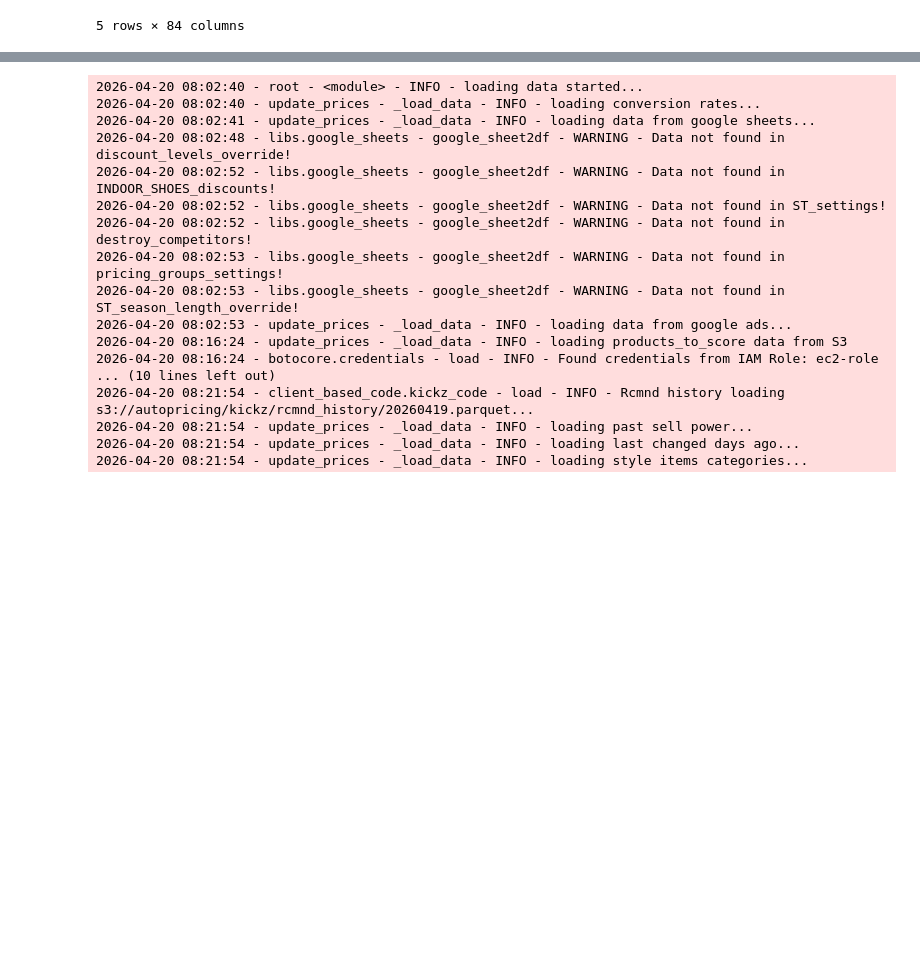
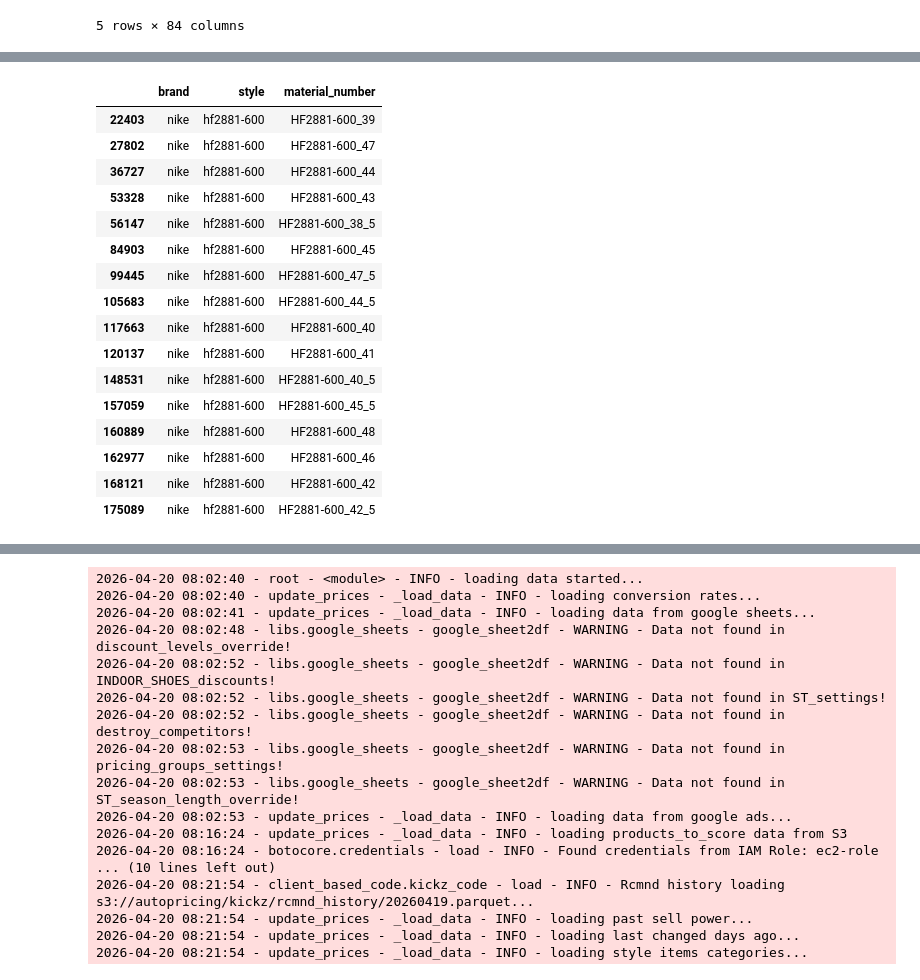
Before and after one commit to jurajkapasny/autopricing-kickz, a Jupyter notebook: kickz-dev.ipynb, the cells around one changed output, grey strips where cells are left out. Saved outputs shown, nothing was run; the diff lists cells and outputs as text; code cells hidden in the pictures; blank space fills up the shorter version.

Commit message:
updates to kickz, adding manual dpeloy to kick-dev

```diff
--- a/kickz-dev.ipynb
+++ b/kickz-dev.ipynb
@@ -527,3 +583,46 @@ def generate_filename(prefix="master/hotfolder/kickz/prices"):
 blob_name = generate_filename()
 # %%
 blob_name
+# %%
+def load_material_number_mapper():
+    SQL = """
+        SELECT
+            DISTINCT
+            LOWER(TRIM(brand)) AS brand,
+            LOWER(TRIM(style_id)) AS style,
+            TRIM(material_number) AS material_number
+        FROM [rawone11].[v_pim_articles_data]
+        WHERE item_shop_active_kickz = 1
+            AND name IS NOT NULL
+            AND style_id IS NOT NULL
+            AND brand IS NOT NULL;
+    """
+    with pyodbc.connect(CONNECTION_STRING) as con:
+        df = pd.read_sql(SQL,con)
+
+    if df.empty:
+        logger.info('Table is empty!!!')
+
+    return df
+# %%
+export_df = load_material_number_mapper()
+# %%
+export_df[export_df['style'] == 'hf2881-600']
+# %% [output]
+|  | brand | style | material_number |
+| 22403 | nike | hf2881-600 | HF2881-600_39 |
+| 27802 | nike | hf2881-600 | HF2881-600_47 |
+| 36727 | nike | hf2881-600 | HF2881-600_44 |
+| 53328 | nike | hf2881-600 | HF2881-600_43 |
+| 56147 | nike | hf2881-600 | HF2881-600_38_5 |
+| 84903 | nike | hf2881-600 | HF2881-600_45 |
+| 99445 | nike | hf2881-600 | HF2881-600_47_5 |
+| 105683 | nike | hf2881-600 | HF2881-600_44_5 |
+| 117663 | nike | hf2881-600 | HF2881-600_40 |
+| 120137 | nike | hf2881-600 | HF2881-600_41 |
+| 148531 | nike | hf2881-600 | HF2881-600_40_5 |
+| 157059 | nike | hf2881-600 | HF2881-600_45_5 |
+| 160889 | nike | hf2881-600 | HF2881-600_48 |
+| 162977 | nike | hf2881-600 | HF2881-600_46 |
+| 168121 | nike | hf2881-600 | HF2881-600_42 |
+| 175089 | nike | hf2881-600 | HF2881-600_42_5 |
```
Also changed, not shown: parts of 36 cells of this notebook, 2 other files.
